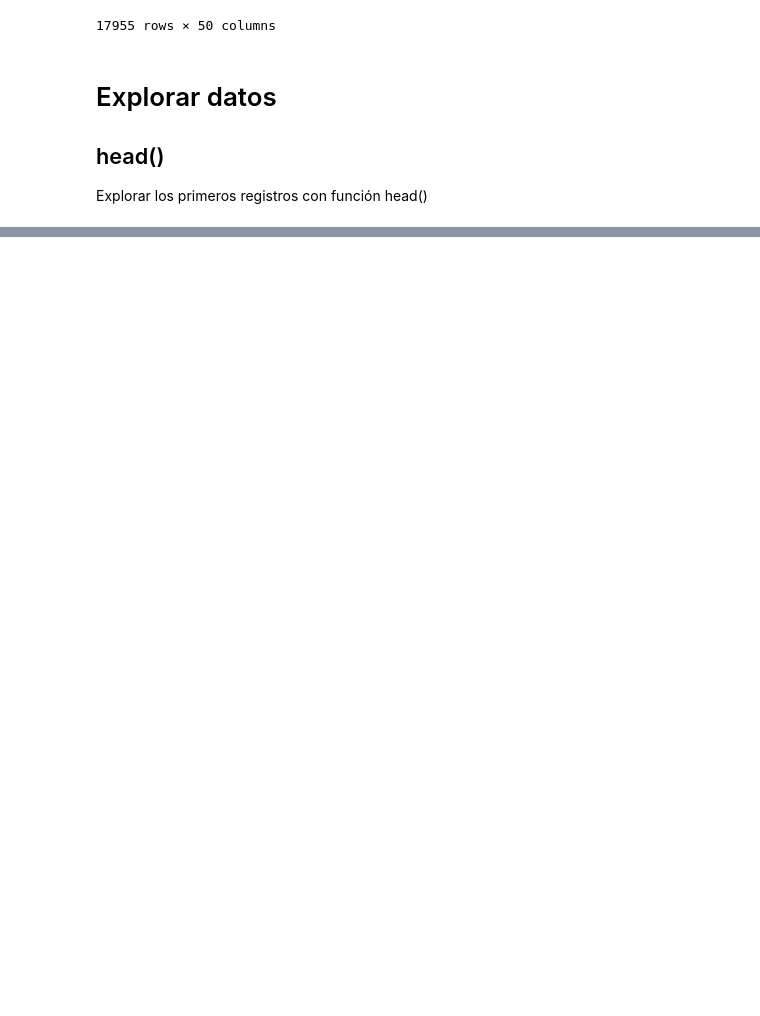
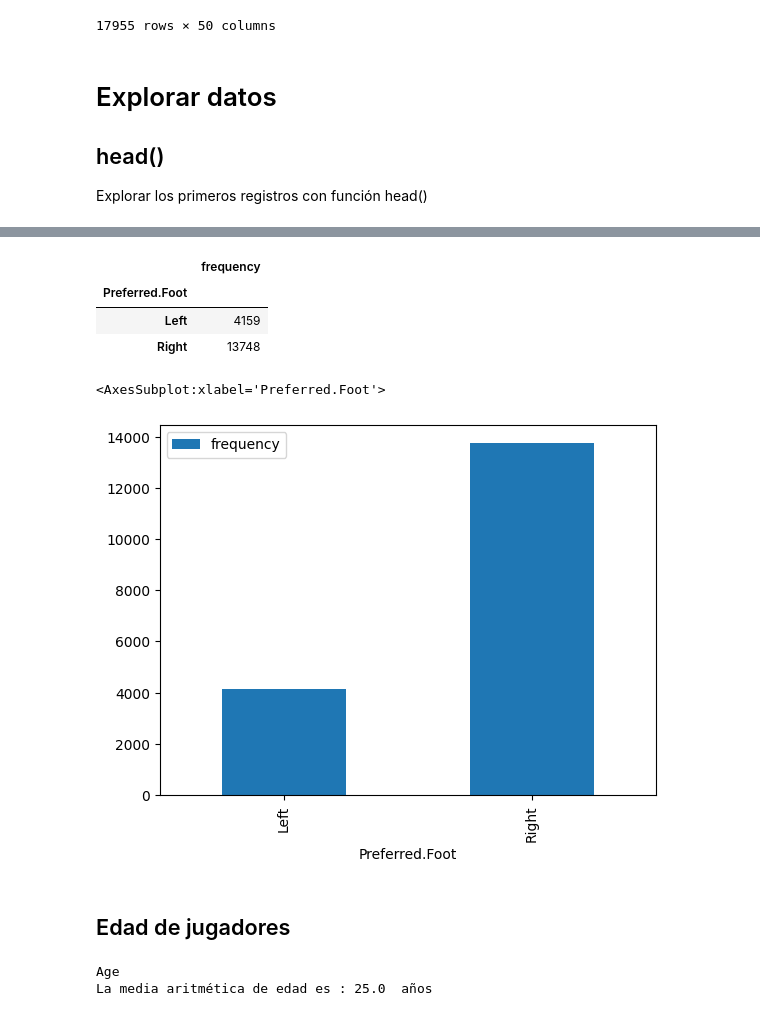
Before and after one commit to enZane/AID, a Jupyter notebook: explorar_datos_fifa.ipynb, the cells around one changed output, grey strips where cells are left out. Cells and saved outputs as stored; diff of their text form; code cells hidden in the pictures; blank space fills up the shorter version.

```diff
--- a/explorar_datos_fifa.ipynb
+++ b/explorar_datos_fifa.ipynb
@@ -48,0 +195,24 @@ datos.head(30)
+# %%
+frecuencia_pie = (datos.groupby("Preferred.Foot").agg(frequency=("Preferred.Foot", "count")))
+type(frecuencia_pie)
+# frecuencia_nac
+frecuencia_pie = frecuencia_pie.sort_values(['frequency'], ascending=True)
+frecuencia_pie
+# %% [output]
+|  | frequency |
+| Preferred.Foot |  |
+| Left | 4159 |
+| Right | 13748 |
+# %%
+frecuencia_pie.plot(kind="bar")
+# %% [output]
+<AxesSubplot:xlabel='Preferred.Foot'>
+[figure, added]
+# %% [markdown]
+## Edad de jugadores
+# %%
+print("Age")
+print("La media aritmética de edad es :",round(datos['Age'].mean(),0), " años")
+# %% [output]
+Age
+La media aritmética de edad es : 25.0  años
```
Also changed, not shown: parts of 24 cells of this notebook.
